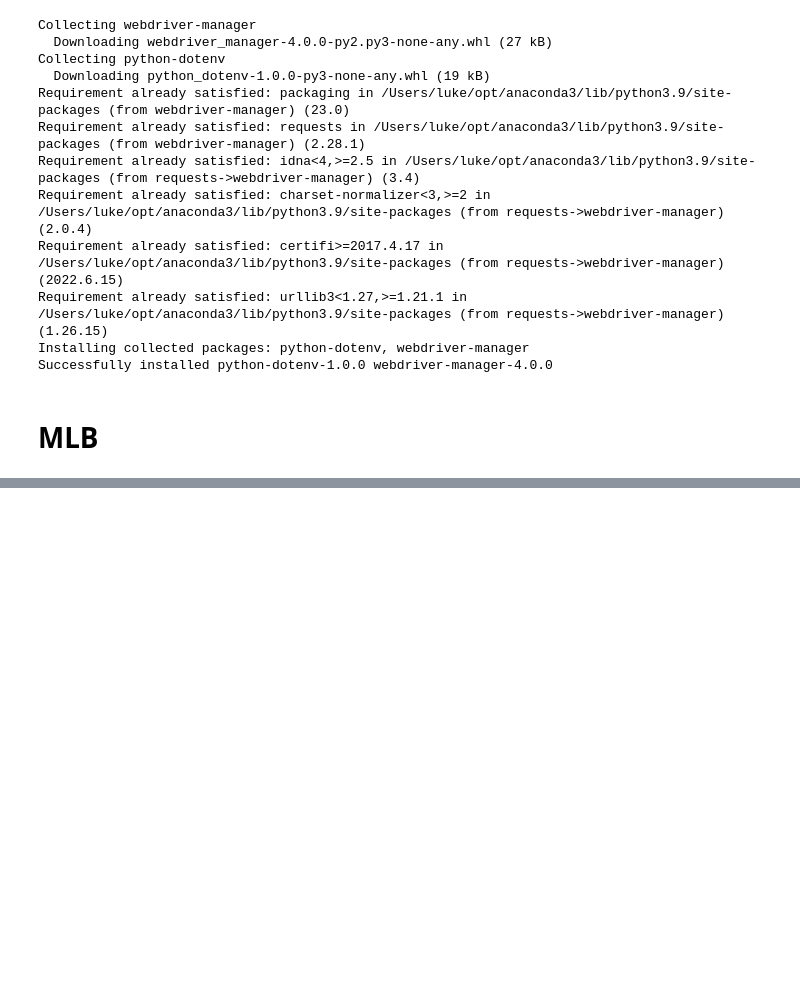
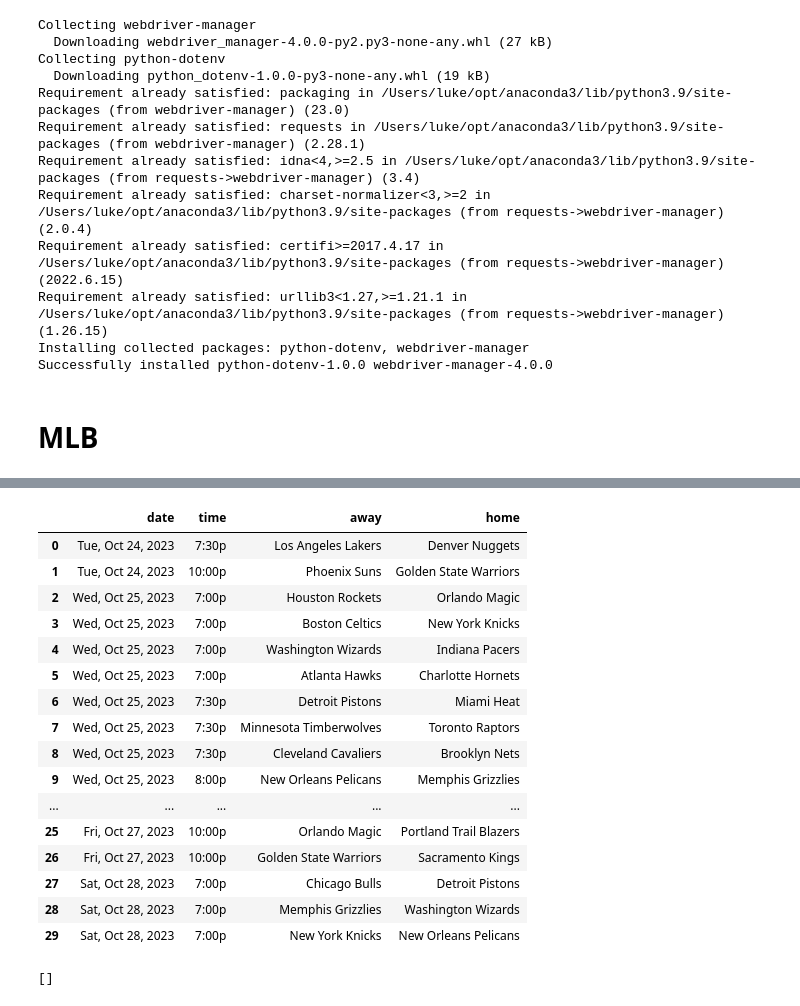
Before and after one commit to lucasjfsmith/pro-venue-tracker, a Jupyter notebook: Data Cleaning/Events/2023_all_events.ipynb, the cells around one changed output, grey strips where cells are left out. Saved outputs shown, nothing was run; the diff lists cells and outputs as text; code cells hidden in the pictures; blank space fills up the shorter version.

Commit message:
league schedules pulled

```diff
--- a/Data Cleaning/Events/2023_all_events.ipynb
+++ b/Data Cleaning/Events/2023_all_events.ipynb
@@ -111,0 +318,4 @@ pd.DataFrame(mlb_schedule_dict
+# %%
+nba = pd.read_html('https://www.basketball-reference.com/leagues/NBA_2024_games.html')[0]
+
+nba.head()
@@ -111,0 +329,56 @@ pd.DataFrame(mlb_schedule_dict
+# %%
+# Drop unwanted rows and columns
+
+# Rows
+nba = nba.drop(nba[nba['Date'] == 'Date'].index).reset_index()
+
+# Columns
+nba = nba[['Date','Start (ET)','Visitor/Neutral','Home/Neutral']]
+nba = nba.rename(columns={
+    'Date':'date',
+    'Start (ET)':'time',
+    'Visitor/Neutral':'away',
+    'Home/Neutral':'home'
+})
+
+nba.head(30)
+# %% [output]
+|  | date | time | away | home |
+| 0 | Tue, Oct 24, 2023 | 7:30p | Los Angeles Lakers | Denver Nuggets |
+| 1 | Tue, Oct 24, 2023 | 10:00p | Phoenix Suns | Golden State Warriors |
+| 2 | Wed, Oct 25, 2023 | 7:00p | Houston Rockets | Orlando Magic |
+| 3 | Wed, Oct 25, 2023 | 7:00p | Boston Celtics | New York Knicks |
+| 4 | Wed, Oct 25, 2023 | 7:00p | Washington Wizards | Indiana Pacers |
+| 5 | Wed, Oct 25, 2023 | 7:00p | Atlanta Hawks | Charlotte Hornets |
+| 6 | Wed, Oct 25, 2023 | 7:30p | Detroit Pistons | Miami Heat |
+| 7 | Wed, Oct 25, 2023 | 7:30p | Minnesota Timberwolves | Toronto Raptors |
+| 8 | Wed, Oct 25, 2023 | 7:30p | Cleveland Cavaliers | Brooklyn Nets |
+| 9 | Wed, Oct 25, 2023 | 8:00p | New Orleans Pelicans | Memphis Grizzlies |
+| ... | ... | ... | ... | ... |
+| 25 | Fri, Oct 27, 2023 | 10:00p | Orlando Magic | Portland Trail Blazers |
+| 26 | Fri, Oct 27, 2023 | 10:00p | Golden State Warriors | Sacramento Kings |
+| 27 | Sat, Oct 28, 2023 | 7:00p | Chicago Bulls | Detroit Pistons |
+| 28 | Sat, Oct 28, 2023 | 7:00p | Memphis Grizzlies | Washington Wizards |
+| 29 | Sat, Oct 28, 2023 | 7:00p | New York Knicks | New Orleans Pelicans |
+# %%
+# Confirm all team names match with teams_mlb
+teams = team_df[team_df['league_id'] == 1].reset_index()
+team_nf = []
+
+for i, row in nba.iterrows():
+    home_team = row['home']
+    away_team = row['away']
+
+    if home_team not in list(teams['team']):
+        if home_team not in team_nf:
+            print(f"{home_team} not found. Adding to tracker...")
+            team_nf.append(home_team)
+
+    if away_team not in list(teams['team']):
+        if away_team not in team_nf:
+            print(f"{away_team} not found. Adding to tracker...")
+            team_nf.append(away_team)
+
+print(team_nf)
+# %% [output]
+[]
```
Also changed, not shown: parts of 37 cells of this notebook, 1 other file.
